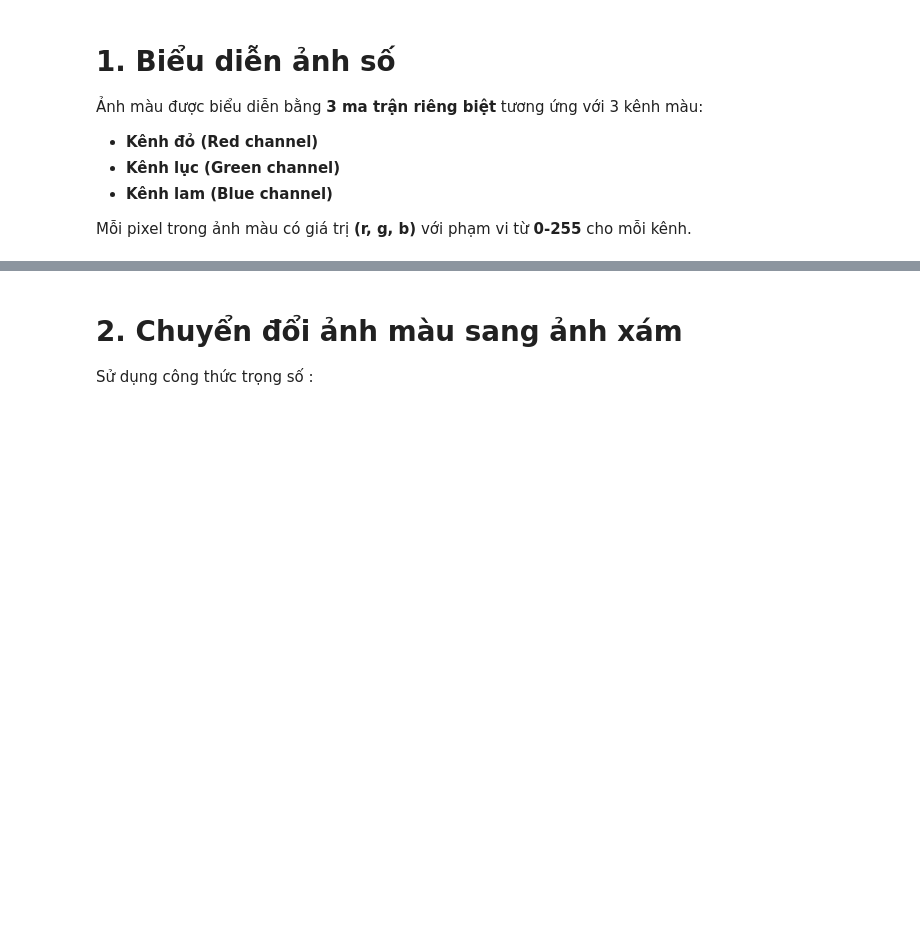
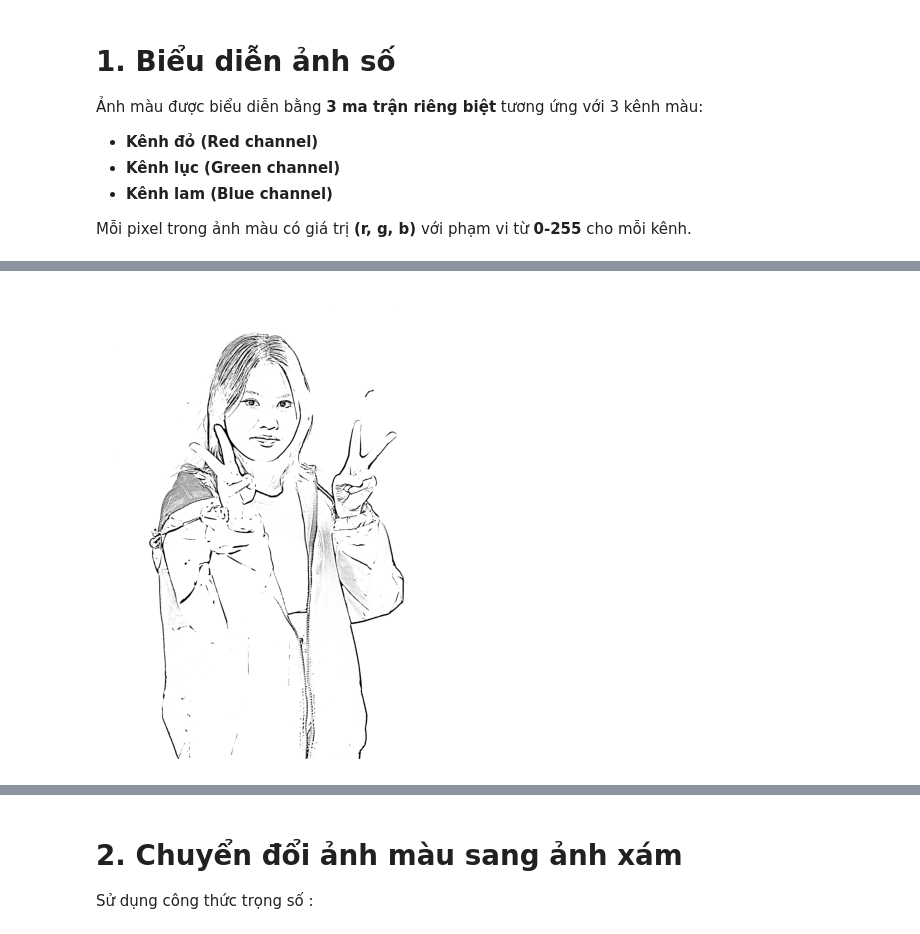
Before and after one commit to Hiennguyen-vn/Catoonify_reality, a Jupyter notebook: Week_1.ipynb, the cells around one changed output, grey strips where cells are left out. Cells and saved outputs as stored; diff of their text form; code cells hidden in the pictures; blank space fills up the shorter version.

Commit message:
Thêm mã nguồn cho ứng dụng Cartoonizer

```diff
--- a/Week_1.ipynb
+++ b/Week_1.ipynb
@@ -22,2 +40,30 @@ Mỗi pixel trong ảnh màu có giá trị **(r, g, b)** với phạm vi từ *
+# %%
+import cv2
+import numpy as np
+import matplotlib.pyplot as plt
+# Đọc ảnh gốc
+image_path = "image.jpg"
+image = cv2.imread(image_path)
+
+# Chuyển ảnh sang grayscale
+gray = cv2.cvtColor(image, cv2.COLOR_BGR2GRAY)
+
+# Áp dụng adaptive threshold để làm rõ nét văn bản và loại bỏ ảnh hưởng của ánh sáng không đều
+processed = cv2.adaptiveThreshold(gray, 255, cv2.ADAPTIVE_THRESH_GAUSSIAN_C, cv2.THRESH_BINARY, 85, 11)
+
+# Tăng độ tương phản bằng cách sử dụng equalizeHist
+processed = cv2.equalizeHist(processed)
+
+# Áp dụng bộ lọc làm sắc nét để cải thiện độ rõ nét
+kernel = np.array([[0, -1, 0], [-1, 5, -1], [0, -1, 0]])
+sharpened = cv2.filter2D(processed, -1, kernel)
+
+# Hiển thị ảnh kết quả
+plt.figure(figsize=(10, 6))
+plt.imshow(sharpened, cmap='gray')
+plt.axis('off')
+plt.show()
+# %% [output]
+[figure, added]
 # %%
 w_ij = (r_ij, g_ij, b_ij)
```
Also changed, not shown: parts of 6 cells of this notebook, 12 other files.
